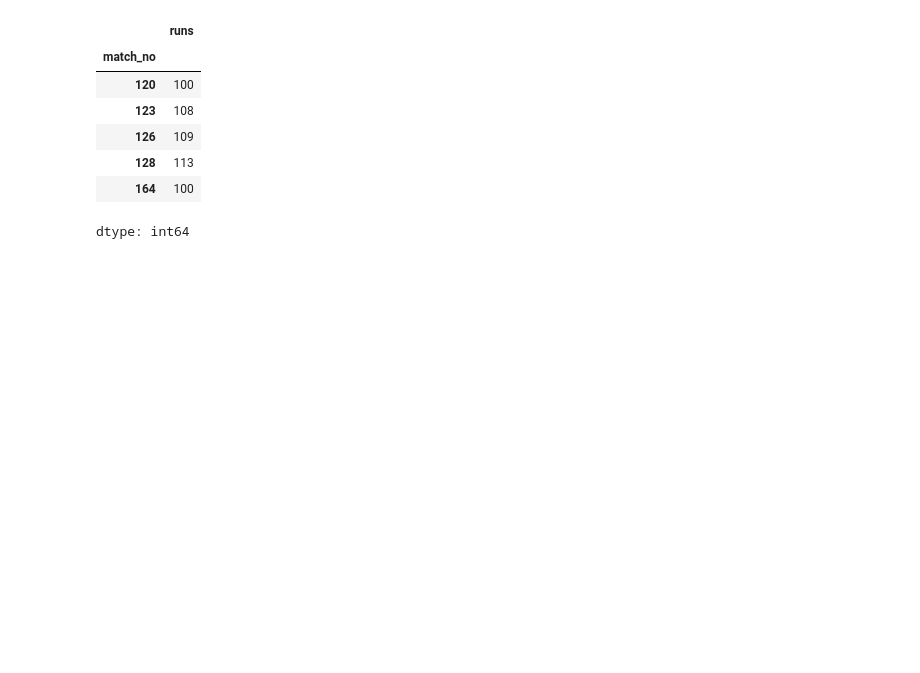
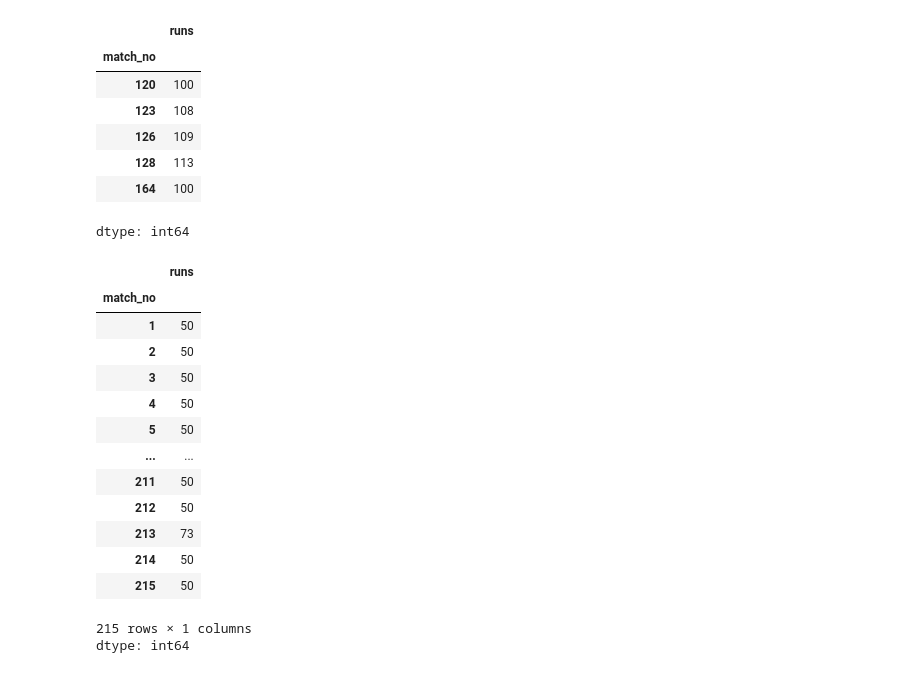
Before and after one commit to Ziyan-spec/Pandas-Notes, a Jupyter notebook: Pandas_Series.ipynb, the cells around one changed output. Drawn from its saved outputs; the diff is of its cells as text; code cells hidden in the pictures; blank space fills up the shorter version.

```diff
--- a/Pandas_Series.ipynb
+++ b/Pandas_Series.ipynb
@@ -743,3 +743,22 @@ vk[vk.between(100,212)]
 | 128 | 113 |
 | 164 | 100 |
 dtype: int64
+# %%
+#clip
+vk.clip(50,100)
+# %% [output]
+|  | runs |
+| match_no |  |
+| 1 | 50 |
+| 2 | 50 |
+| 3 | 50 |
+| 4 | 50 |
+| 5 | 50 |
+| ... | ... |
+| 211 | 50 |
+| 212 | 50 |
+| 213 | 73 |
+| 214 | 50 |
+| 215 | 50 |
+215 rows × 1 columns
+dtype: int64
```
Also changed, not shown: parts of 10 cells of this notebook.
